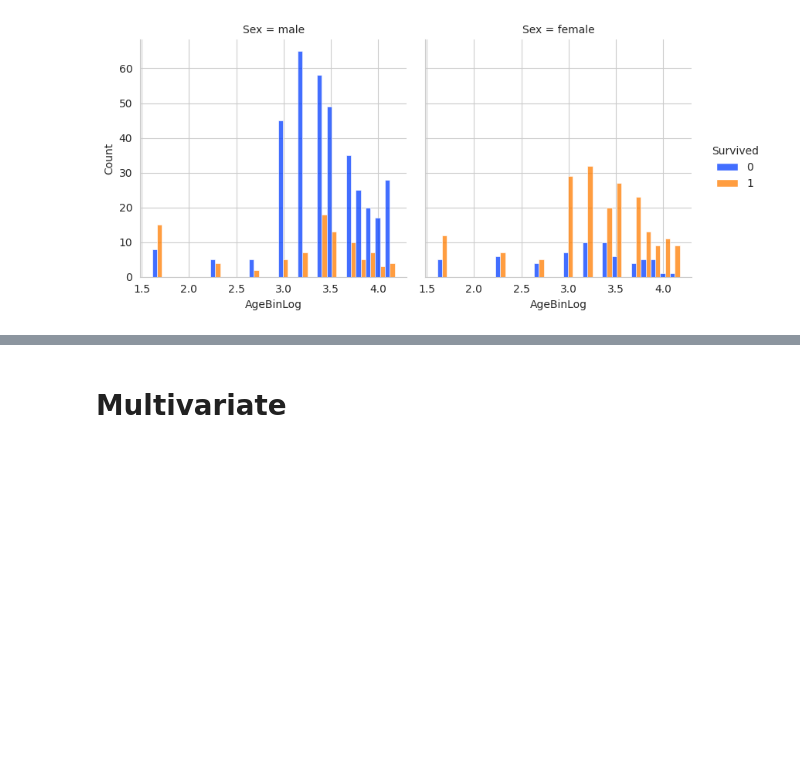
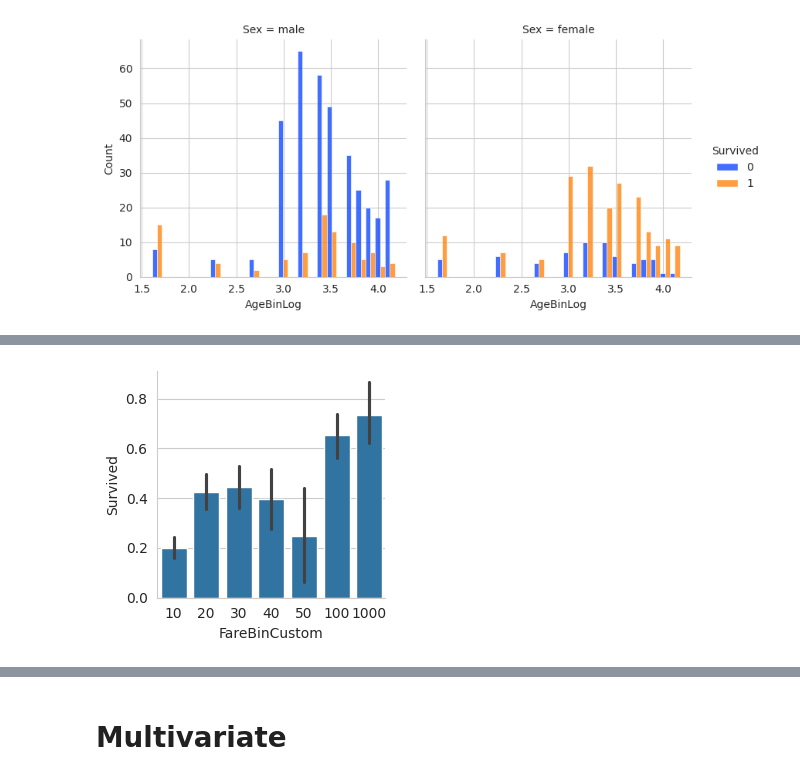
Before and after one commit to rfdspeng/ml_ai_portfolio, a Jupyter notebook: titanic/titanic.ipynb, the cells around one changed output, grey strips where cells are left out. Drawn from its saved outputs; the diff is of its cells as text; code cells hidden in the pictures; blank space fills up the shorter version.

```diff
--- a/titanic/titanic.ipynb
+++ b/titanic/titanic.ipynb
@@ -236,0 +232,10 @@ g = sns.displot(df_out, kind="hist", x="FareBinLog", hue="Survived", palette="br
+# %%
+def custom_fare_bin(x):
+    x = np.clip(x, a_min=0, a_max=1000)
+    bins = np.array([10, 20, 30, 40, 50, 100, 1000])
+    return bins[np.argmax(x <= bins)]
+
+df_out["FareBinCustom"] = df_out["Fare"].map(custom_fare_bin).astype("category")
+g = sns.catplot(df_out, kind="bar", x="FareBinCustom", y="Survived", height=3)
+# %% [output]
+[figure, added]
```
Also changed, not shown: parts of 17 cells of this notebook, 12 other files.
